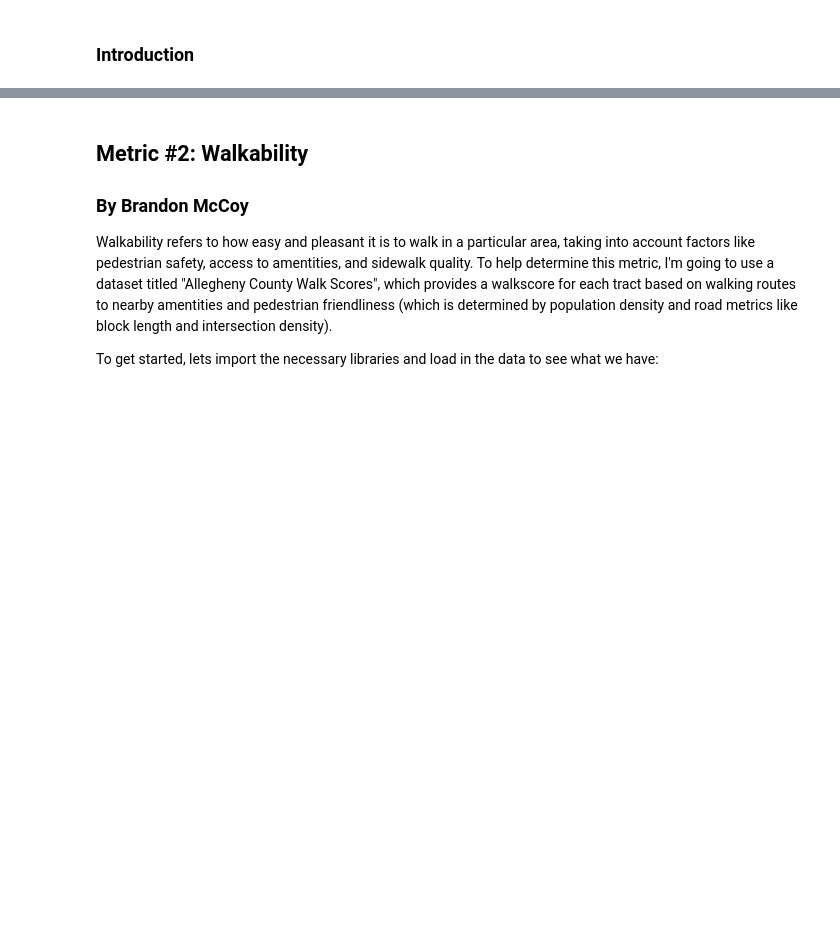
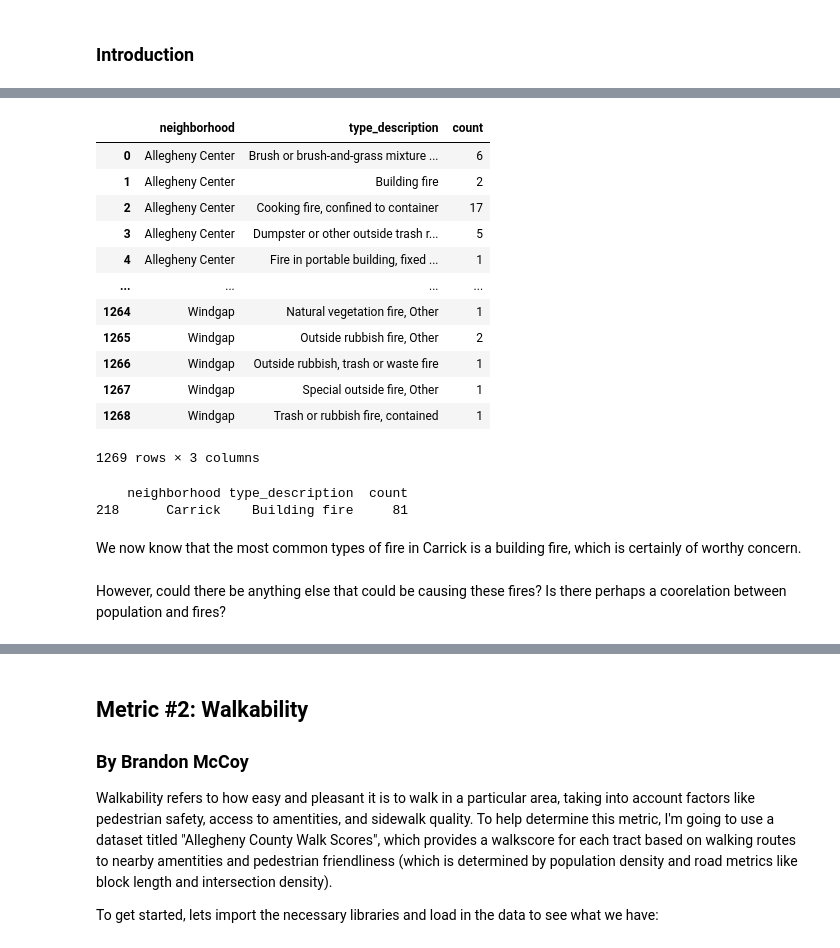
Before and after one commit to bwmccoy/Big-Ideas-Final-Project, a Jupyter notebook: final.ipynb, the cells around one changed output, grey strips where cells are left out. Saved outputs shown, nothing was run; the diff lists cells and outputs as text; code cells hidden in the pictures; blank space fills up the shorter version.

```diff
--- a/final.ipynb
+++ b/final.ipynb
@@ -9,0 +70,16 @@ The livability of a neighborhood refers to the overall quality of life and well-
+# %%
+cause_counts
+# %% [output]
+|  | neighborhood | type_description | count |
+| 0 | Allegheny Center | Brush or brush-and-grass mixture ... | 6 |
+| 1 | Allegheny Center | Building fire | 2 |
+| 2 | Allegheny Center | Cooking fire, confined to container | 17 |
+| 3 | Allegheny Center | Dumpster or other outside trash r... | 5 |
+| 4 | Allegheny Center | Fire in portable building, fixed ... | 1 |
+| ... | ... | ... | ... |
+| 1264 | Windgap | Natural vegetation fire, Other | 1 |
+| 1265 | Windgap | Outside rubbish fire, Other | 2 |
+| 1266 | Windgap | Outside rubbish, trash or waste fire | 1 |
+| 1267 | Windgap | Special outside fire, Other | 1 |
+| 1268 | Windgap | Trash or rubbish fire, contained | 1 |
+1269 rows × 3 columns
@@ -9,0 +88,9 @@ The livability of a neighborhood refers to the overall quality of life and well-
+# %%
+print(most_common_causes.loc[most_common_causes['neighborhood'] == 'Carrick'])
+# %% [output]
+    neighborhood type_description  count
+218      Carrick    Building fire     81
+# %% [markdown]
+We now know that the most common types of fire in Carrick is a building fire, which is certainly of worthy concern.
+# %% [markdown]
+However, could there be anything else that could be causing these fires? Is there perhaps a coorelation between population and fires?
```
Also changed, not shown: parts of 21 cells of this notebook.
